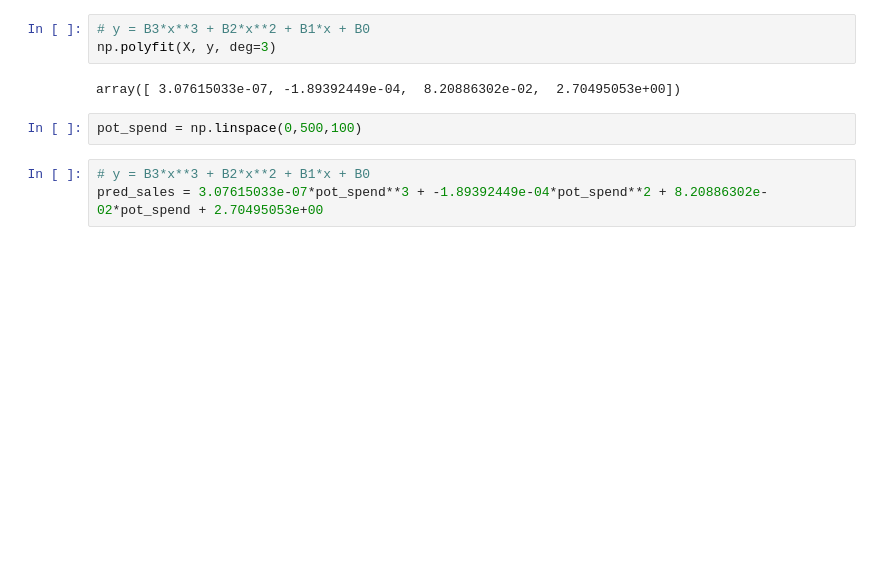
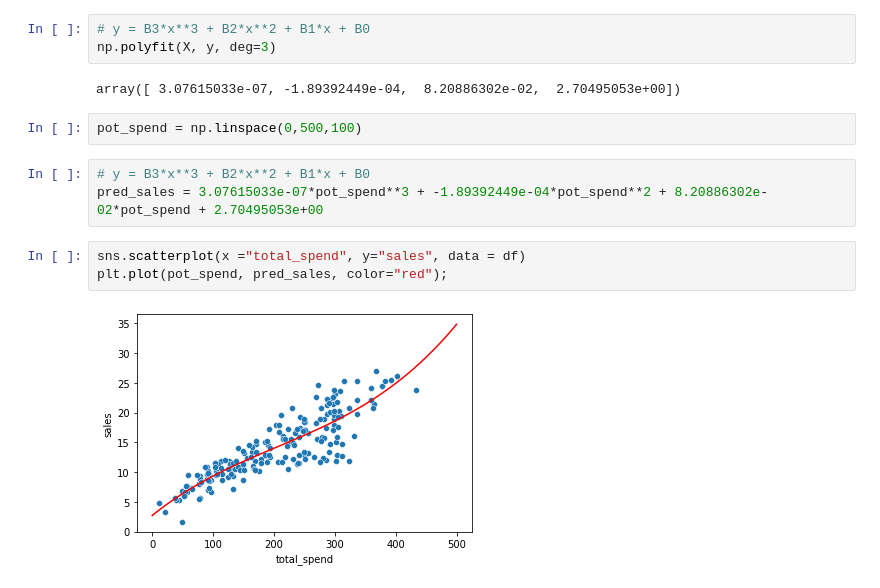
Before and after one commit to Ertugrul-Kurubal/Machine-Learning, a Jupyter notebook: Hand On/Linear Regression.ipynb, the cells around one changed output. Cells and saved outputs as stored; diff of their text form; blank space fills up the shorter version.

```diff
--- a/Hand On/Linear Regression.ipynb
+++ b/Hand On/Linear Regression.ipynb
@@ -99,3 +99,8 @@ pot_spend = np.linspace(0,500,100)
 # %%
 # y = B3*x**3 + B2*x**2 + B1*x + B0
 pred_sales = 3.07615033e-07*pot_spend**3 + -1.89392449e-04*pot_spend**2 + 8.20886302e-02*pot_spend + 2.70495053e+00
+# %%
+sns.scatterplot(x ="total_spend", y="sales", data = df)
+plt.plot(pot_spend, pred_sales, color="red");
+# %% [output]
+[figure, added]
```
